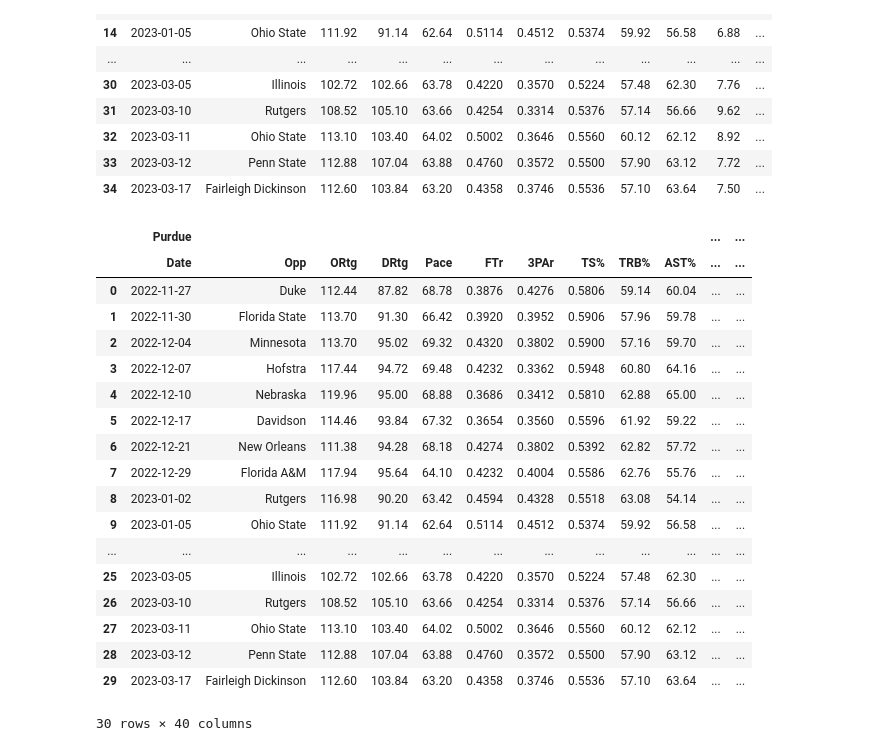
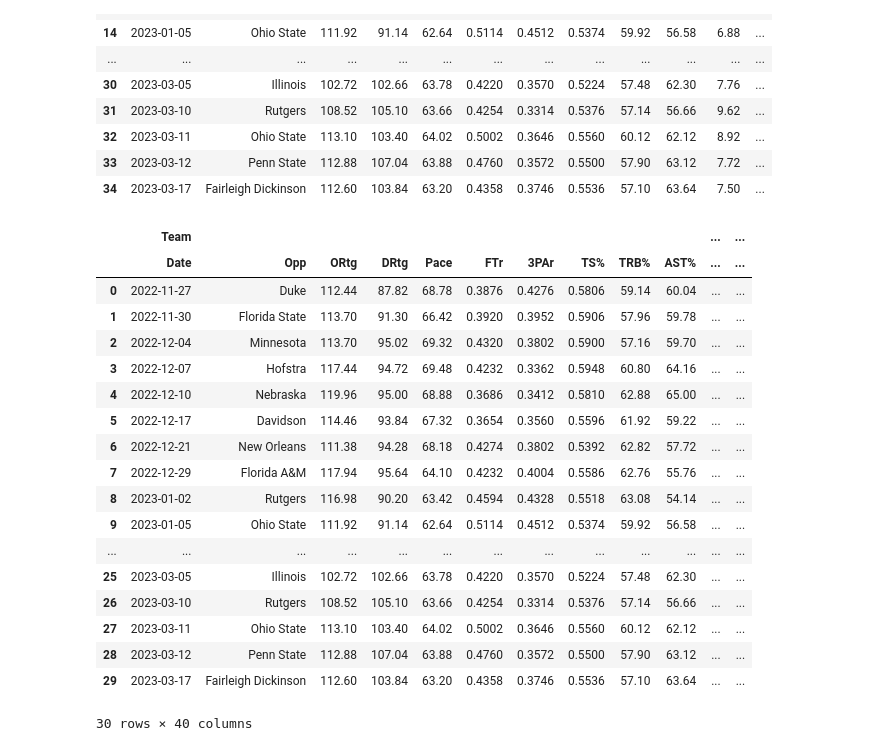
Before and after one commit to lakepry25/ncaaab, a Jupyter notebook: X_train_composer.ipynb, the cells around one changed output. Drawn from its saved outputs; the diff is of its cells as text; code cells hidden in the pictures.

```diff
--- a/X_train_composer.ipynb
+++ b/X_train_composer.ipynb
@@ -109,35 +114,35 @@ for index, purdue_row in purdue.iterrows():
     elif opp == 'Northwestern':
         opp_stats = northwestern
     elif opp == 'Ohio State':
         opp_stats = ohio_state
     elif opp == 'Penn State':
         opp_stats = penn_state
     elif opp == 'Rutgers':
         opp_stats = rutgers
     elif opp == 'Wisconsin':
         opp_stats = wisconsin
     else:
         print('Opponent not found')
 
     # Get the opponent's stats for the specified date
     opp_stats = opp_stats[opp_stats['Date'] == date]
     opp_stats = opp_stats.iloc[0]
 
     # Get Purdue's stats for the current date
     purdue_stats = purdue_row
 
     # Concatenate the stats into the same row for Purdue and the opponent
-    combined_stats = pd.concat([purdue_stats, opp_stats], axis=0, keys=['Purdue', 'Opp'])
+    combined_stats = pd.concat([purdue_stats, opp_stats], axis=0, keys=['Team', 'Opp'])
 
     # Append the combined row to the purdue_train_df
     purdue_train_df = purdue_train_df.append(combined_stats, ignore_index=True)
 
 # Resetting the index of the resulting DataFrame
 purdue_train_df.reset_index(drop=True, inplace=True)
 
 purdue_train_df
 # %% [output]
-|  | Purdue |  |  |  |  |  |  |  |  |  | ... | ... |
+|  | Team |  |  |  |  |  |  |  |  |  | ... | ... |
 |  | Date | Opp | ORtg | DRtg | Pace | FTr | 3PAr | TS% | TRB% | AST% | ... | ... |
 | 0 | 2022-11-27 | Duke | 112.44 | 87.82 | 68.78 | 0.3876 | 0.4276 | 0.5806 | 59.14 | 60.04 | ... | ... |
 | 1 | 2022-11-30 | Florida State | 113.70 | 91.30 | 66.42 | 0.3920 | 0.3952 | 0.5906 | 57.96 | 59.78 | ... | ... |
```
Also changed, not shown: parts of 5 cells of this notebook, 2 other files.
